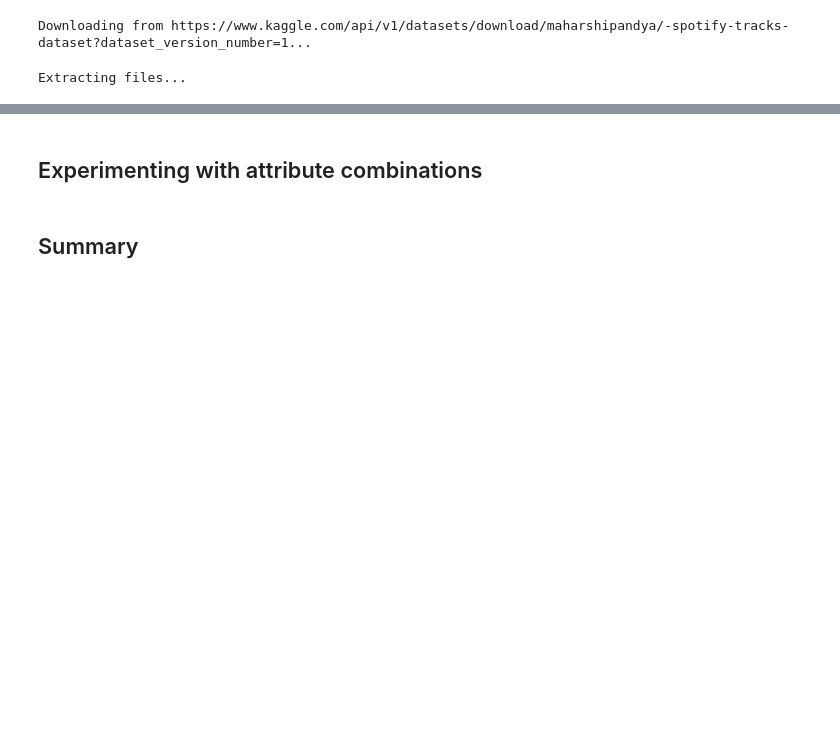
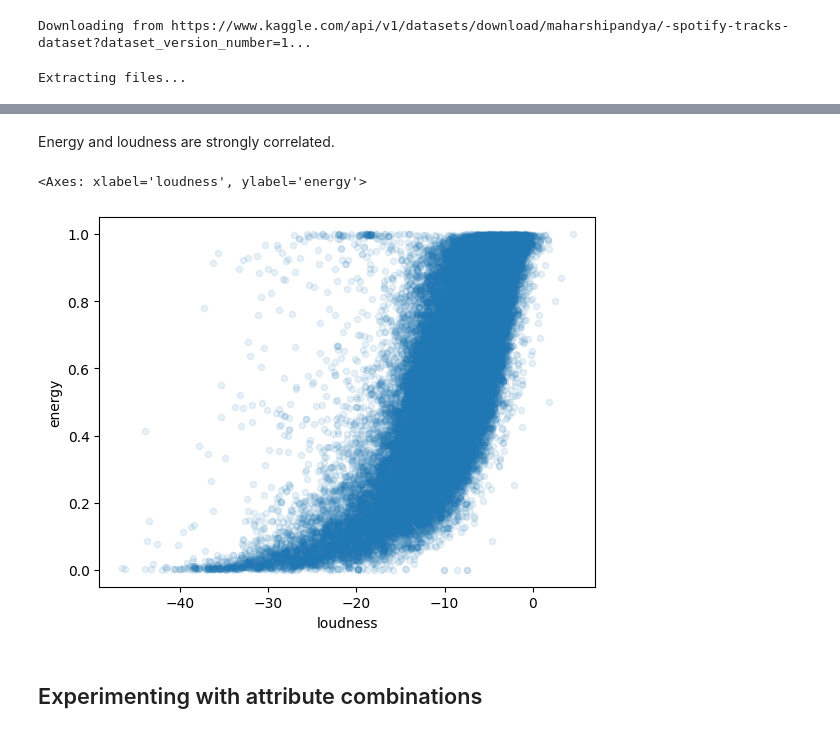
Before and after one commit to ayahusseini/spotify_success, a Jupyter notebook: pipeline/data_insights.ipynb, the cells around one changed output, grey strips where cells are left out. Saved outputs shown, nothing was run; the diff lists cells and outputs as text; code cells hidden in the pictures; blank space fills up the shorter version.

```diff
--- a/pipeline/data_insights.ipynb
+++ b/pipeline/data_insights.ipynb
@@ -40,4 +46,9 @@ attributes = ["duration_ms","danceability","energy","loudness","speechiness","in
+# %% [markdown]
+Energy and loudness are strongly correlated.
+# %%
+train.plot(kind='scatter',x='loudness',y='energy',alpha = 0.1)
+# %% [output]
+<Axes: xlabel='loudness', ylabel='energy'>
+[figure, added]
 # %% [markdown]
 ## Experimenting with attribute combinations
-# %% [markdown]
-## Summary
```
Also changed, not shown: parts of 5 cells of this notebook.
